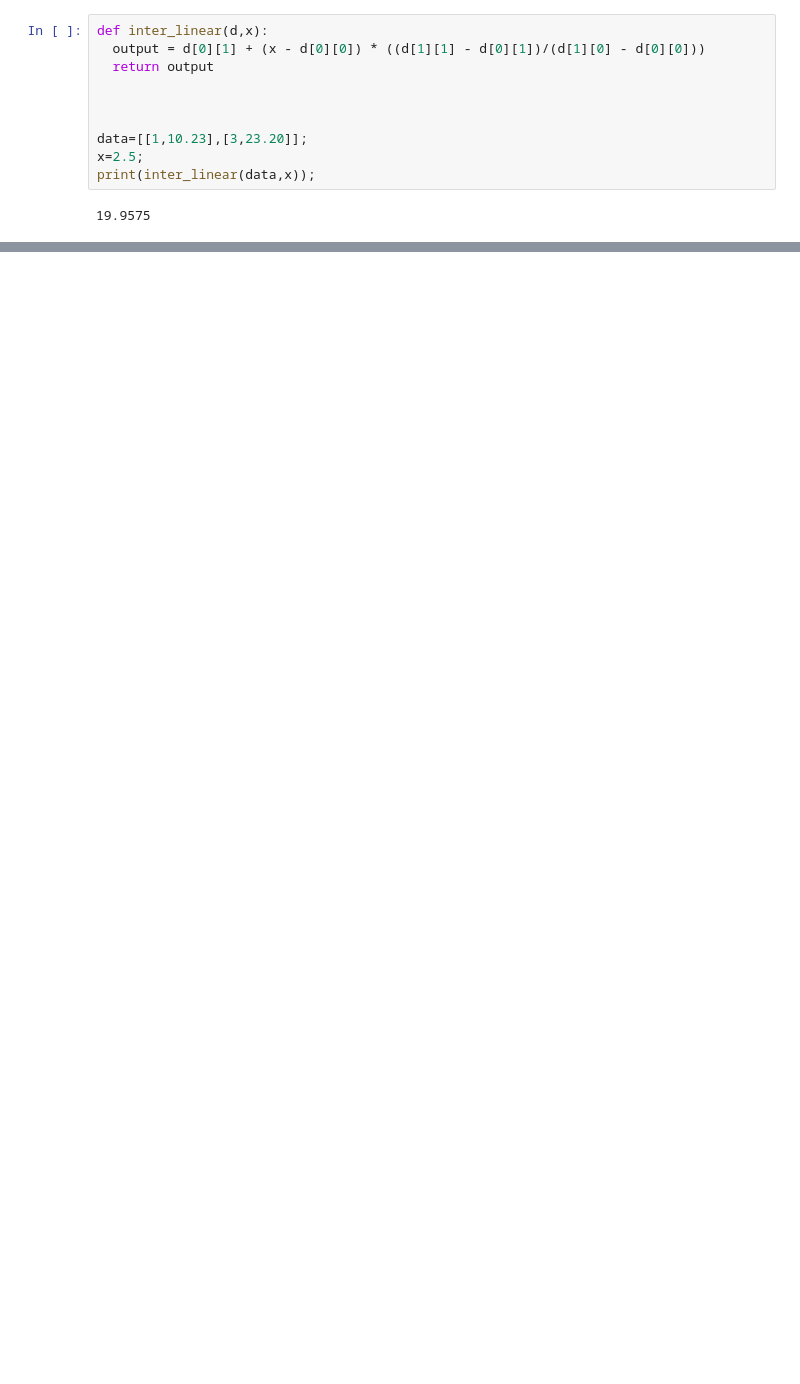
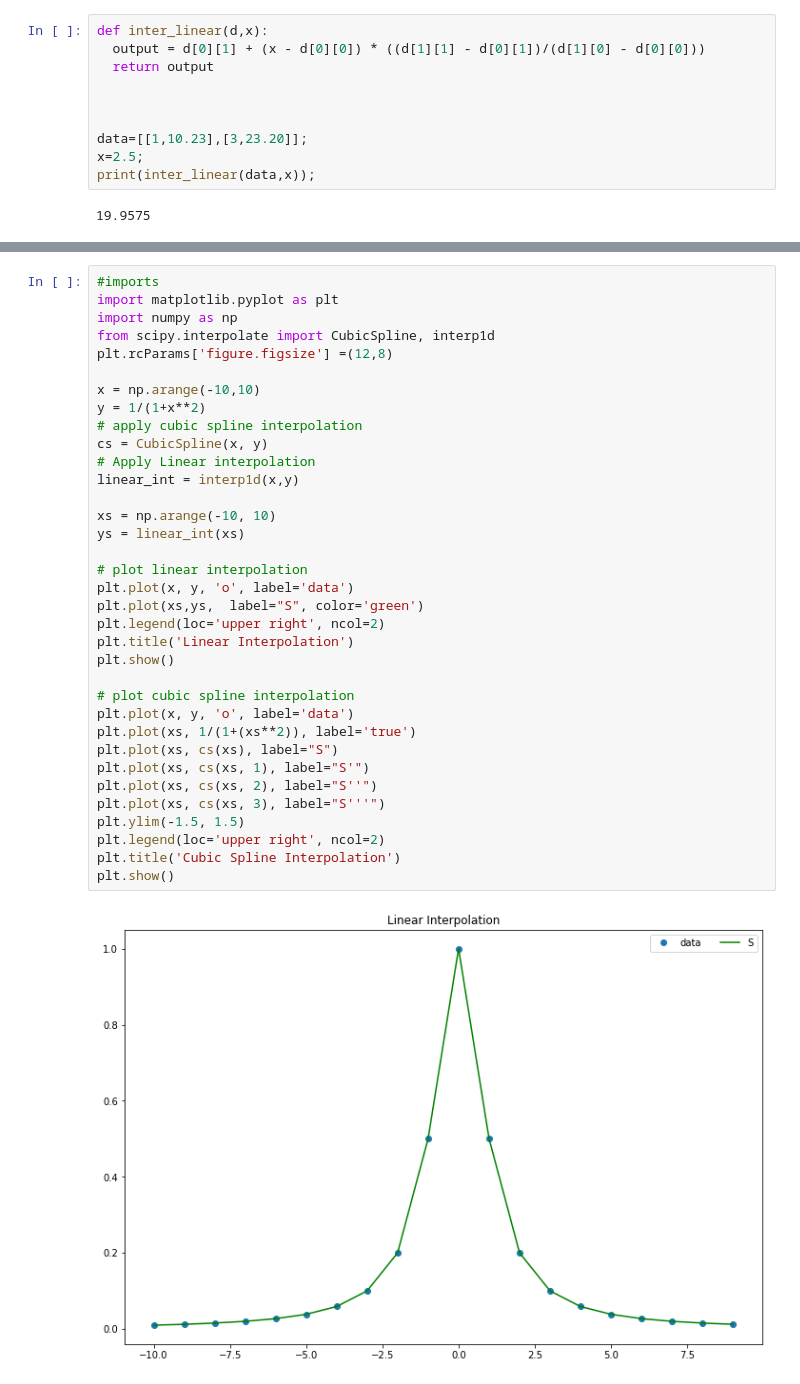
Before and after one commit to kkousar/class-work, a Jupyter notebook: interpolation.ipynb, the cells around one changed output, grey strips where cells are left out. Drawn from its saved outputs; the diff is of its cells as text; blank space fills up the shorter version.

```diff
--- a/interpolation.ipynb
+++ b/interpolation.ipynb
@@ -20,0 +92,37 @@ print(inter_linear(data,x));
+# %%
+#imports
+import matplotlib.pyplot as plt
+import numpy as np
+from scipy.interpolate import CubicSpline, interp1d
+plt.rcParams['figure.figsize'] =(12,8)
+
+x = np.arange(-10,10)
+y = 1/(1+x**2)
+# apply cubic spline interpolation
+cs = CubicSpline(x, y)
+# Apply Linear interpolation
+linear_int = interp1d(x,y)
+
+xs = np.arange(-10, 10)
+ys = linear_int(xs)
+
+# plot linear interpolation
+plt.plot(x, y, 'o', label='data')
+plt.plot(xs,ys,  label="S", color='green')
+plt.legend(loc='upper right', ncol=2)
+plt.title('Linear Interpolation')
+plt.show()
+
+# plot cubic spline interpolation
+plt.plot(x, y, 'o', label='data')
+plt.plot(xs, 1/(1+(xs**2)), label='true')
+plt.plot(xs, cs(xs), label="S")
+plt.plot(xs, cs(xs, 1), label="S'")
+plt.plot(xs, cs(xs, 2), label="S''")
+plt.plot(xs, cs(xs, 3), label="S'''")
+plt.ylim(-1.5, 1.5)
+plt.legend(loc='upper right', ncol=2)
+plt.title('Cubic Spline Interpolation')
+plt.show()
+# %% [output]
+[figure, added]
```
Also changed, not shown: parts of 5 cells of this notebook.
